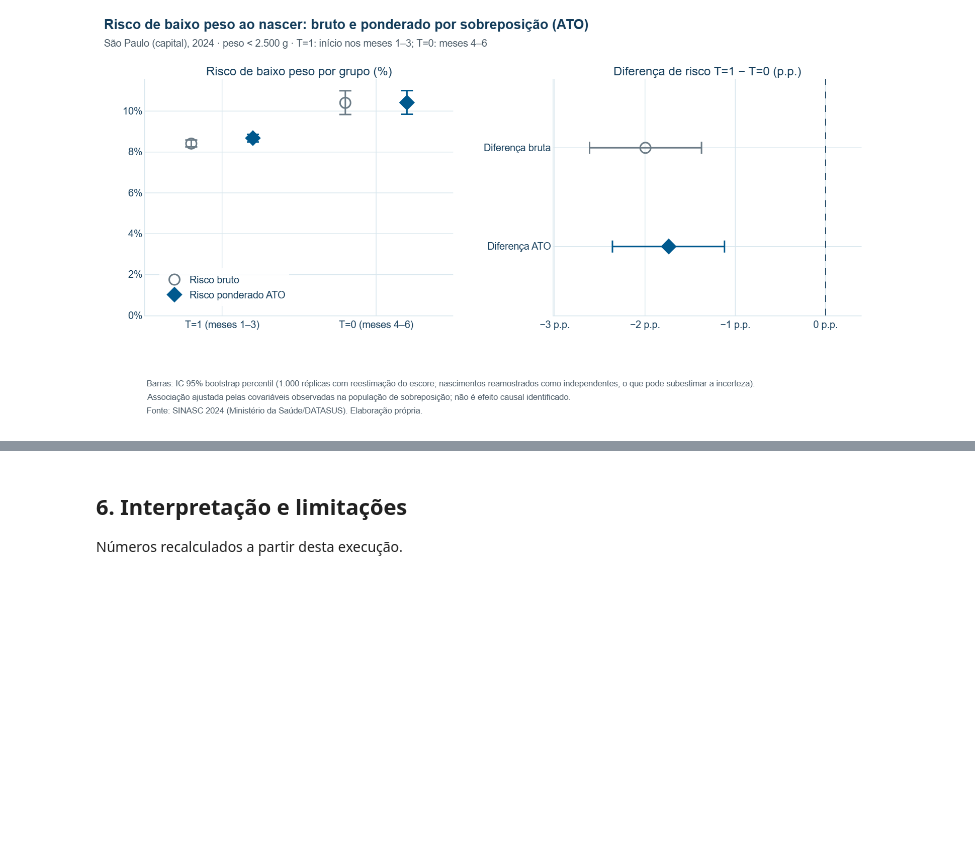
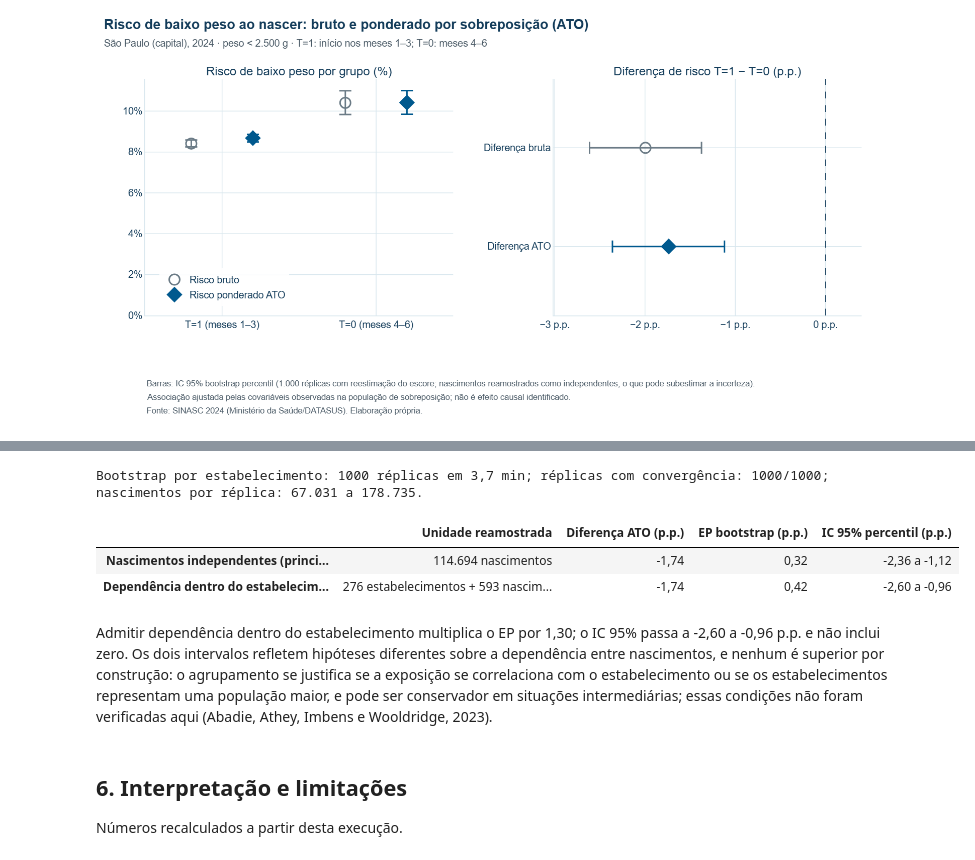
Before and after one commit to ariel-velardo/data-science-projects, a Jupyter notebook: projetos/big-data-sinasc-causal-ml/notebooks/principal/03_estimacao_ato.ipynb, the cells around one changed output, grey strips where cells are left out. Drawn from its saved outputs; the diff is of its cells as text; code cells hidden in the pictures; blank space fills up the shorter version.

```diff
--- a/projetos/big-data-sinasc-causal-ml/notebooks/principal/03_estimacao_ato.ipynb
+++ b/projetos/big-data-sinasc-causal-ml/notebooks/principal/03_estimacao_ato.ipynb
@@ -600,3 +603,65 @@ exibir_plotly(fig_risco)
+# %%
+# Estrato 1: estabelecimentos, reamostrados inteiros. Estrato 2: nascimentos sem CODESTAB, reamostrados um a um.
+codigo_estab = dados.CODESTAB.to_numpy(dtype=object)
+sem_estab = np.flatnonzero(pd.isna(codigo_estab))
+com_estab = np.flatnonzero(pd.notna(codigo_estab))
+_, grupo_estab = np.unique(codigo_estab[com_estab].astype(str), return_inverse=True)
+membros_estab = [com_estab[grupo_estab == k] for k in range(grupo_estab.max() + 1)]
+assert (len(membros_estab), len(sem_estab)) == (276, 593), (len(membros_estab), len(sem_estab))
+assert sum(map(len, membros_estab)) + len(sem_estab) == n_total
+assert set(dados.LOCNASC.iloc[sem_estab]) <= {"3", "4"} and set(dados.LOCNASC.iloc[com_estab]) <= {"1", "2"}
+
+def replicas_estab(sementes):
+    saida = []
+    for semente in sementes:
+        rng = np.random.default_rng(semente)
+        sorteio = rng.integers(0, len(membros_estab), len(membros_estab))
+        idx = np.concatenate([*(membros_estab[k] for k in sorteio),
+                              sem_estab[rng.integers(0, len(sem_estab), len(sem_estab))]])
+        tb, yb = T[idx], Y[idx]
+        r = estimar_ato(X.iloc[idx], tb, yb)
+        saida.append((r["r1"], r["r0"], r["convergiu"], len(idx), int((tb == 0).sum())))
+    return saida
+
+# Mesma semente-base, em fluxo distinto: o bootstrap principal permanece inalterado.
+sementes_estab = np.random.SeedSequence([SEMENTE, 1]).spawn(B)
+inicio = time.time()
+resultados_estab = Parallel(n_jobs=8)(delayed(replicas_estab)(sementes_estab[i::16]) for i in range(16))
+boot_estab = np.empty((B, 5))
+for i, bloco in enumerate(resultados_estab):
+    boot_estab[i::16] = np.asarray(bloco, dtype=float)
+boot_estab = pd.DataFrame(boot_estab, columns=["ato_t1", "ato_t0", "convergiu", "n", "n_t0"])
+boot_estab["dif_ato"] = 100 * (boot_estab.ato_t1 - boot_estab.ato_t0)
+assert len(boot_estab) == B and boot_estab.notna().all().all() and boot_estab.n_t0.gt(0).all()
+print(f"Bootstrap por estabelecimento: {B} réplicas em {fmt((time.time() - inicio) / 60, 1)} min; "
+      f"réplicas com convergência: {int(boot_estab.convergiu.sum())}/{B}; "
+      f"nascimentos por réplica: {fmt(boot_estab.n.min())} a {fmt(boot_estab.n.max())}.")
+assert boot_estab.convergiu.all(), "Há réplicas sem convergência; não reportar IC sem revisão."
+ic_estab = tuple(np.percentile(boot_estab.dif_ato, [2.5, 97.5]))
+ep_estab = boot_estab.dif_ato.std(ddof=1)
+
+display(pd.DataFrame({
+    "Unidade reamostrada": [f"{fmt(n_total)} nascimentos",
+                            f"{len(membros_estab)} estabelecimentos + {len(sem_estab)} nascimentos isolados"],
+    "Diferença ATO (p.p.)": [fmt(dif_ato, 2)] * 2,
+    "EP bootstrap (p.p.)": [fmt(ep, 2), fmt(ep_estab, 2)],
+    "IC 95% percentil (p.p.)": ["{} a {}".format(*(fmt(v, 2) for v in ic("dif_ato"))),
+                                "{} a {}".format(*(fmt(v, 2) for v in ic_estab))],
+}, index=["Nascimentos independentes (principal)", "Dependência dentro do estabelecimento (sensibilidade)"]))
+inclui_zero_estab = ic_estab[0] <= 0 <= ic_estab[1]
+display(Markdown(
+    f"Admitir dependência dentro do estabelecimento multiplica o EP por {fmt(ep_estab / ep, 2)}; o IC 95% passa a "
+    f"{fmt(ic_estab[0], 2)} a {fmt(ic_estab[1], 2)} p.p. e {'inclui' if inclui_zero_estab else 'não inclui'} zero. "
+    "Os dois intervalos refletem hipóteses diferentes sobre a dependência entre nascimentos, e nenhum é superior "
+    "por construção: o agrupamento se justifica se a exposição se correlaciona com o estabelecimento ou se os "
+    "estabelecimentos representam uma população maior, e pode ser conservador em situações intermediárias; "
+    "essas condições não foram verificadas aqui (Abadie, Athey, Imbens e Wooldridge, 2023)."))
+# %% [output]
+Bootstrap por estabelecimento: 1000 réplicas em 3,7 min; réplicas com convergência: 1000/1000; nascimentos por réplica: 67.031 a 178.735.
+|  | Unidade reamostrada | Diferença ATO (p.p.) | EP bootstrap (p.p.) | IC 95% percentil (p.p.) |
+| Nascimentos independentes (princi... | 114.694 nascimentos | -1,74 | 0,32 | -2,36 a -1,12 |
+| Dependência dentro do estabelecim... | 276 estabelecimentos + 593 nascim... | -1,74 | 0,42 | -2,60 a -0,96 |
+Admitir dependência dentro do estabelecimento multiplica o EP por 1,30; o IC 95% passa a -2,60 a -0,96 p.p. e não inclui zero. Os dois intervalos refletem hipóteses diferentes sobre a dependência entre nascimentos, e nenhum é superior por construção: o agrupamento se justifica se a exposição se correlaciona com o estabelecimento ou se os estabelecimentos representam uma população maior, e pode ser conservador em situações intermediárias; essas condições não foram verificadas aqui (Abadie, Athey, Imbens e Wooldridge, 2023).
 # %% [markdown]
 ## 6. Interpretação e limitações
 
```
Also changed, not shown: parts of 23 cells of this notebook, 18 other files.
